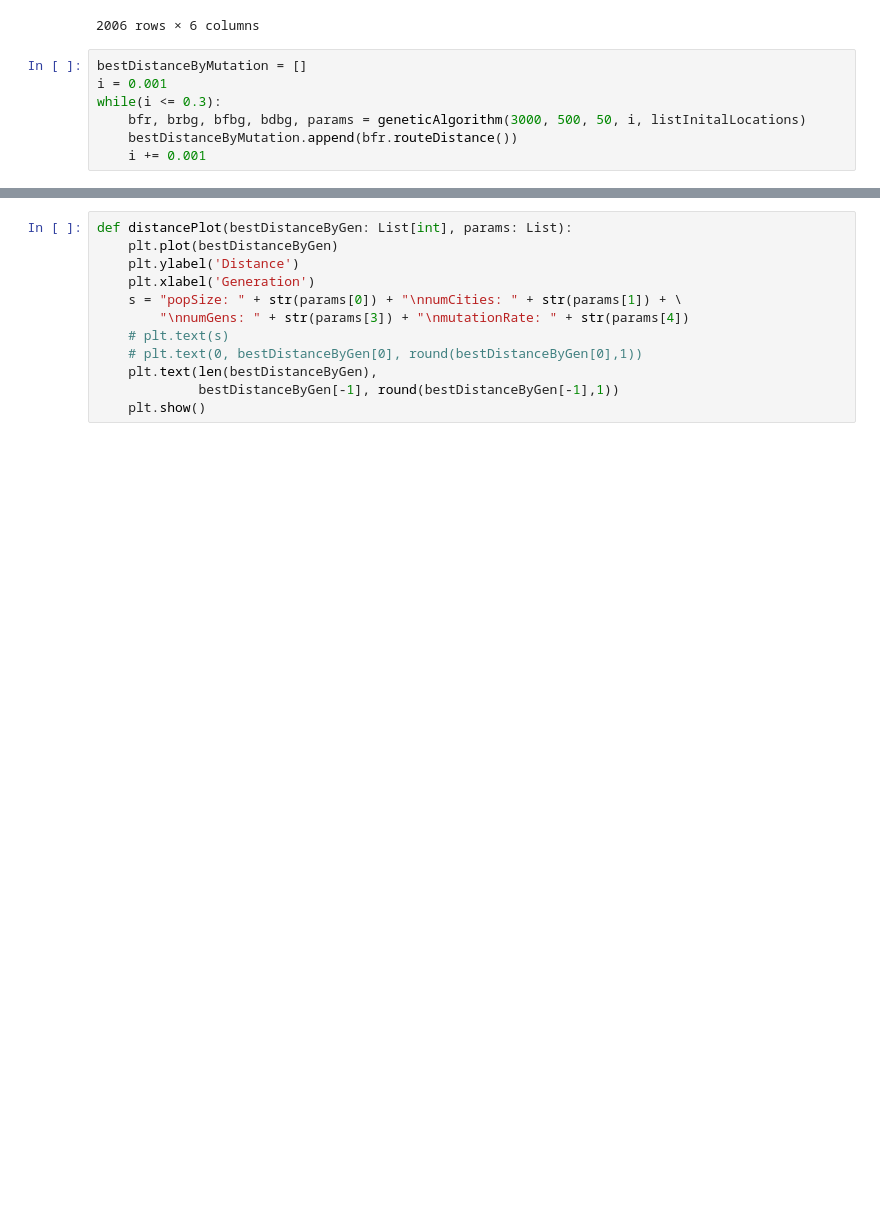
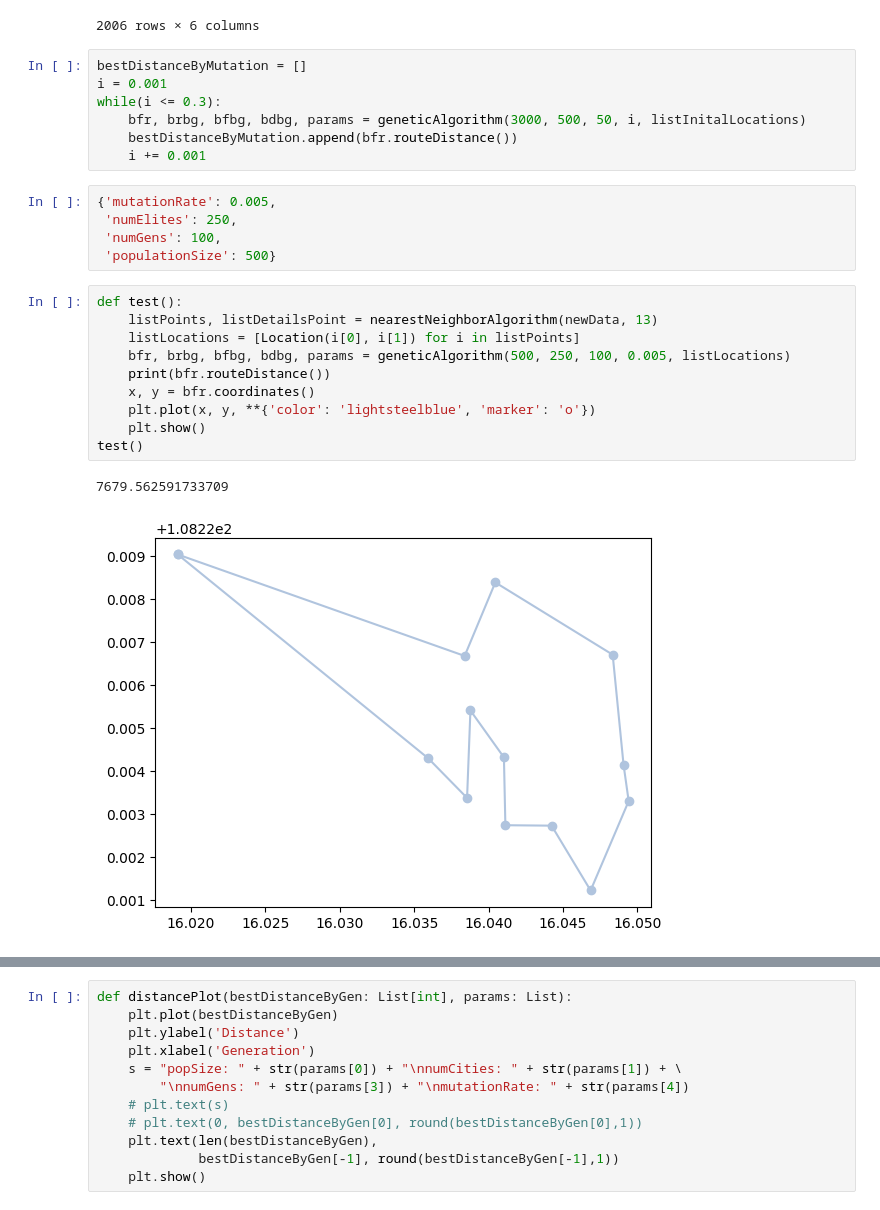
Before and after one commit to anhtuyetdut/Travel-Itinerary, a Jupyter notebook: main2.ipynb, the cells around one changed output, grey strips where cells are left out. Cells and saved outputs as stored; diff of their text form; blank space fills up the shorter version.

```diff
--- a/main2.ipynb
+++ b/main2.ipynb
@@ -346,6 +359,24 @@ while(i <= 0.3):
     bfr, brbg, bfbg, bdbg, params = geneticAlgorithm(3000, 500, 50, i, listInitalLocations)
     bestDistanceByMutation.append(bfr.routeDistance())
     i += 0.001
+# %%
+{'mutationRate': 0.005,
+ 'numElites': 250,
+ 'numGens': 100,
+ 'populationSize': 500}
+# %%
+def test():
+    listPoints, listDetailsPoint = nearestNeighborAlgorithm(newData, 13)
+    listLocations = [Location(i[0], i[1]) for i in listPoints]
+    bfr, brbg, bfbg, bdbg, params = geneticAlgorithm(500, 250, 100, 0.005, listLocations)
+    print(bfr.routeDistance())
+    x, y = bfr.coordinates()
+    plt.plot(x, y, **{'color': 'lightsteelblue', 'marker': 'o'})
+    plt.show()
+test()
+# %% [output]
+7679.562591733709
+[figure, added]
 # %%
 x, y = bfr.coordinates()
 plt.plot(x, y, **{'color': 'lightsteelblue', 'marker': 'o'})
```
Also changed, not shown: parts of 12 cells of this notebook, 4 other files.
